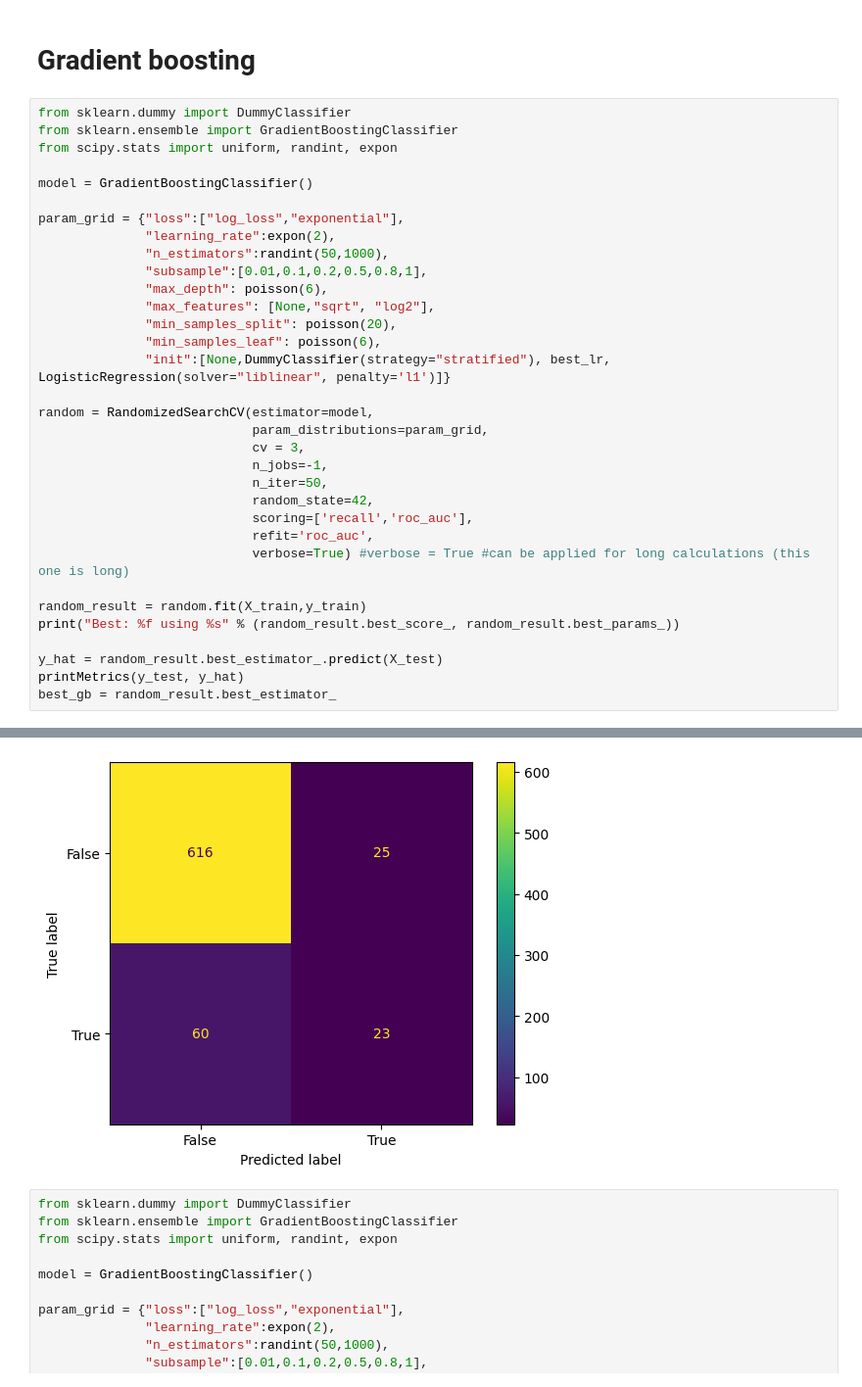
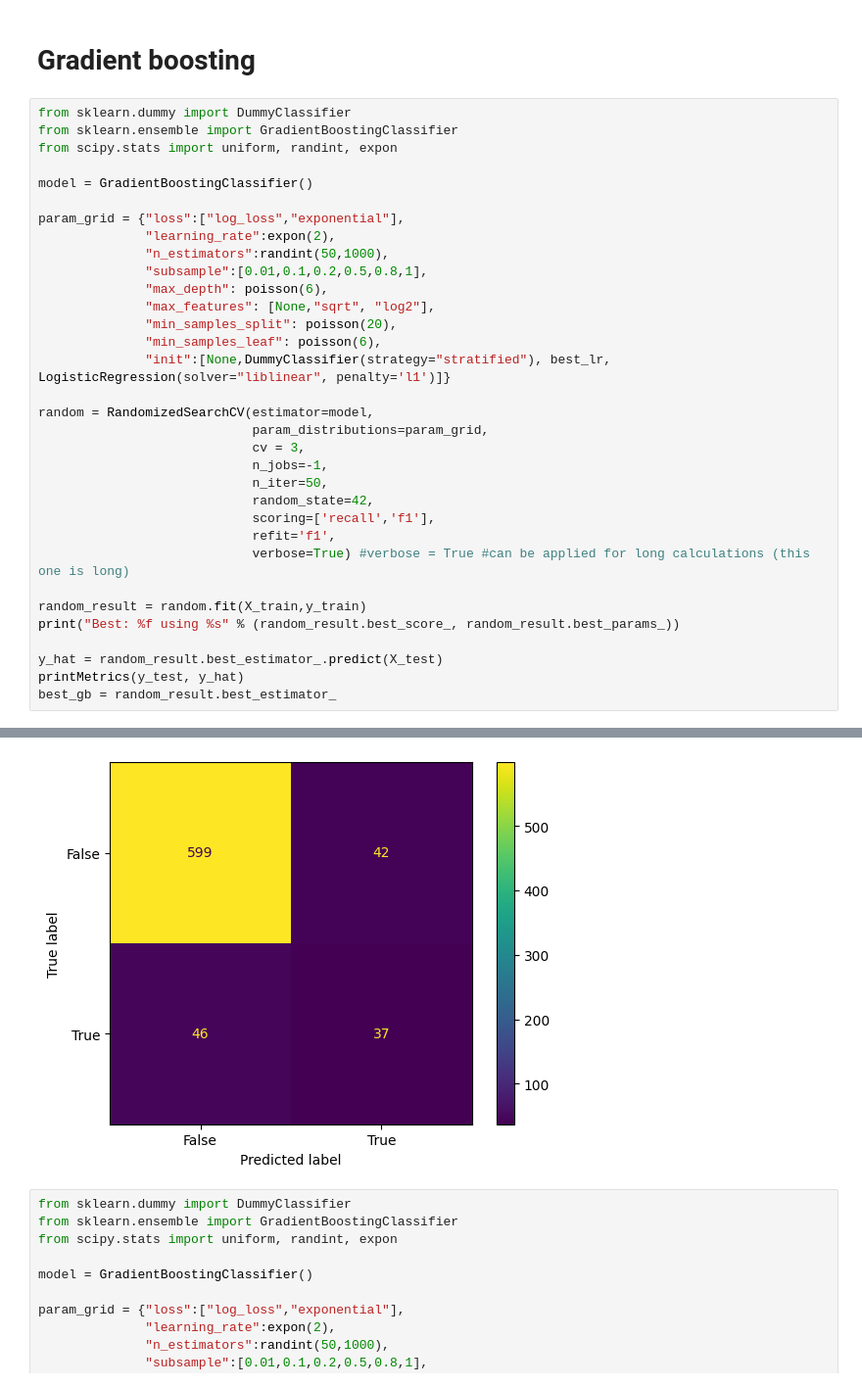
Before and after one commit to UserKrzysztof/MachineLearning-project1, a Jupyter notebook: code/model_tuning.ipynb, the cells around one changed output, grey strips where cells are left out. Shown at 98% size. Saved outputs shown, nothing was run; the diff lists cells and outputs as text.

```diff
--- a/code/model_tuning.ipynb
+++ b/code/model_tuning.ipynb
@@ -171,8 +171,8 @@ random = RandomizedSearchCV(estimator=model,
                             n_jobs=-1,
                             n_iter=50,
                             random_state=42,
-                            scoring=['recall','roc_auc'],
-                            refit='roc_auc',
+                            scoring=['recall','f1'],
+                            refit='f1',
                             verbose=True) #verbose = True #can be applied for long calculations (this one is long)
 
 random_result = random.fit(X_train,y_train)
@@ -192,4 +192,4 @@ roc_auc:0.6190534368362686
-[figure, old version]
+[figure, new version]
 # %%
 from sklearn.dummy import DummyClassifier
 from sklearn.ensemble import GradientBoostingClassifier
```
Also changed, not shown: parts of 5 cells of this notebook.
